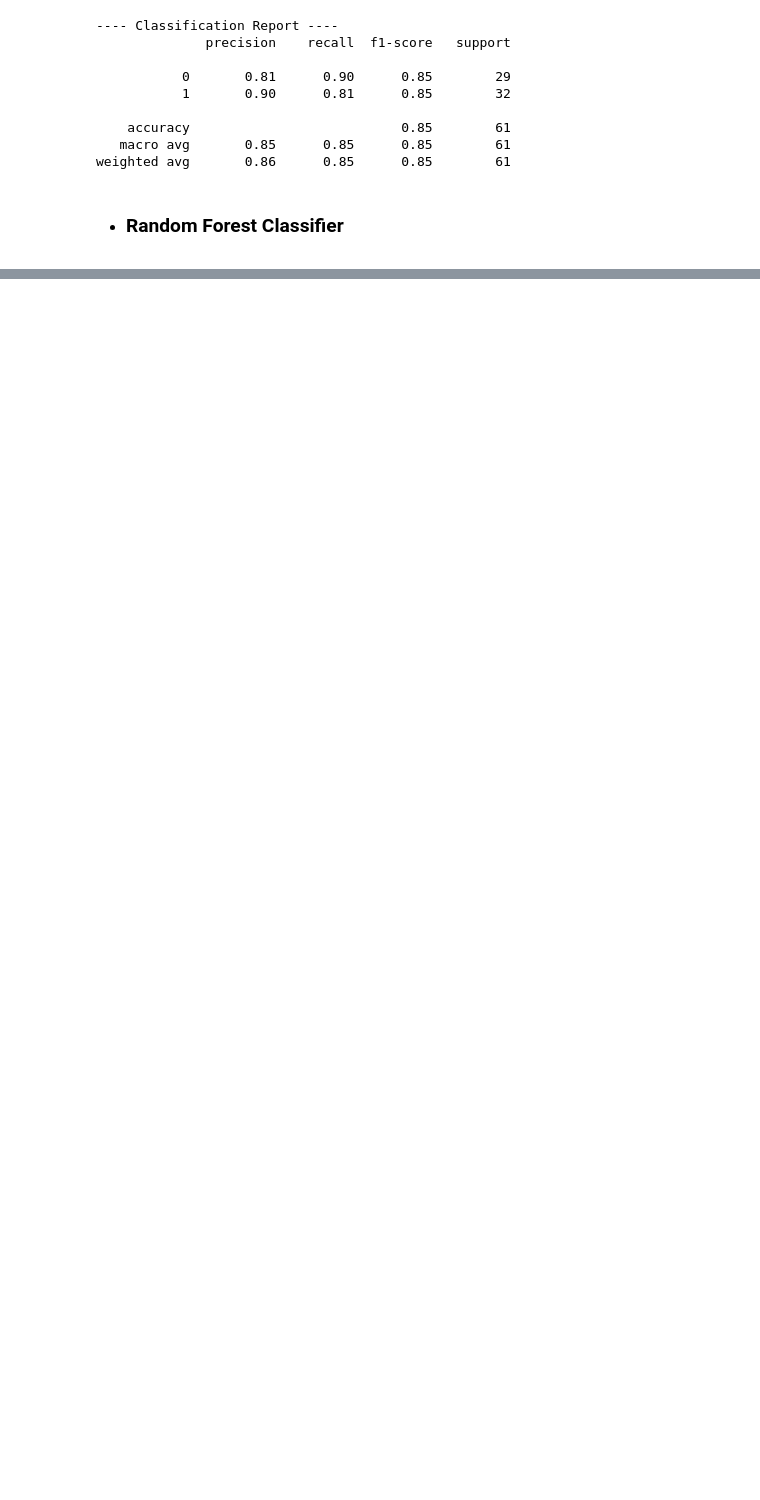
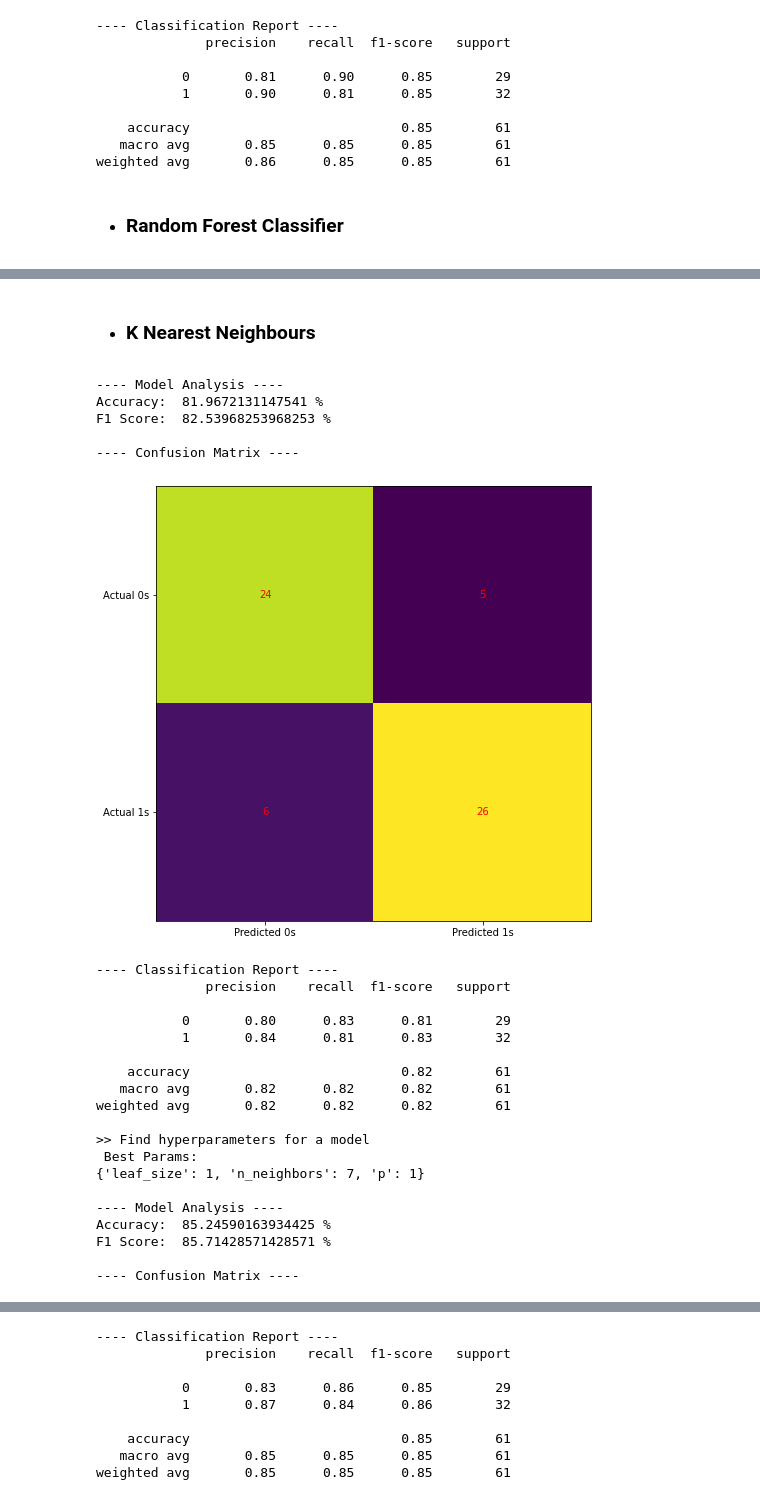
Before and after one commit to joaoreis16/heart_attack_prediction, a Jupyter notebook: code/main.ipynb, the cells around one changed output, grey strips where cells are left out. Saved outputs shown, nothing was run; the diff lists cells and outputs as text; code cells hidden in the pictures; blank space fills up the shorter version.

```diff
--- a/code/main.ipynb
+++ b/code/main.ipynb
@@ -1002,0 +1115,53 @@ weighted avg       0.86      0.85      0.85        61
+# %% [markdown]
+* ### K Nearest Neighbours
+# %%
+knn = KNeighborsClassifier(n_neighbors = 1)
+
+# Base model
+train_and_analyze(knn, X_train, y_train, X_test, y_test)
+
+
+# Hypertuned Params
+leaf_size = list(range(1,50))
+n_neighbors = list(range(1,30))
+p = [1,2]
+
+knn_hyperparameters = dict(leaf_size=leaf_size, n_neighbors=n_neighbors, p=p)
+
+best_svm_params = hyperparameters(knn, knn_hyperparameters , X_train, y_train)
+
+knn = KNeighborsClassifier(n_neighbors = best_svm_params['n_neighbors'])
+""" knn.set_params(**best_svm_params) """
+
+train_and_analyze(knn, X_train, y_train, X_test, y_test)
+
+
+# K-Fold Cross-Validation
+kfmodel = kfold(knn, 5, X_train, y_train, X_test, y_test)
+train_and_analyze(kfmodel, X_train, y_train, X_test, y_test)
+# %% [output]
+---- Model Analysis ----
+Accuracy:  81.9672131147541 %
+F1 Score:  82.53968253968253 %
+
+---- Confusion Matrix ----
+[figure, added]
+---- Classification Report ----
+              precision    recall  f1-score   support
+
+           0       0.80      0.83      0.81        29
+           1       0.84      0.81      0.83        32
+
+    accuracy                           0.82        61
+   macro avg       0.82      0.82      0.82        61
+weighted avg       0.82      0.82      0.82        61
+
+>> Find hyperparameters for a model
+ Best Params:
+{'leaf_size': 1, 'n_neighbors': 7, 'p': 1}
+
+---- Model Analysis ----
+Accuracy:  85.24590163934425 %
+F1 Score:  85.71428571428571 %
+
+---- Confusion Matrix ----
@@ -1002,0 +1187,9 @@ weighted avg       0.86      0.85      0.85        61
+---- Classification Report ----
+              precision    recall  f1-score   support
+
+           0       0.83      0.86      0.85        29
+           1       0.87      0.84      0.86        32
+
+    accuracy                           0.85        61
+   macro avg       0.85      0.85      0.85        61
+weighted avg       0.85      0.85      0.85        61
```
Also changed, not shown: parts of 7 cells of this notebook.
